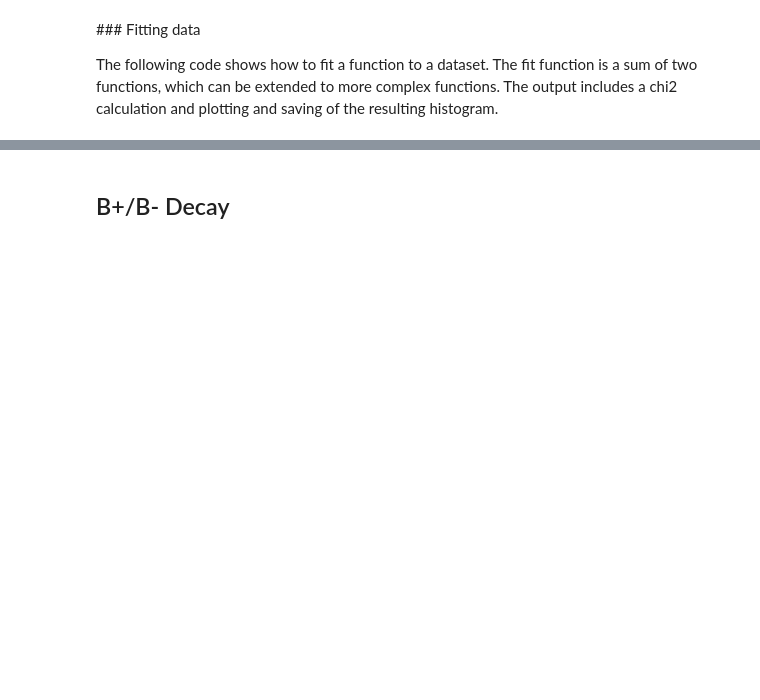
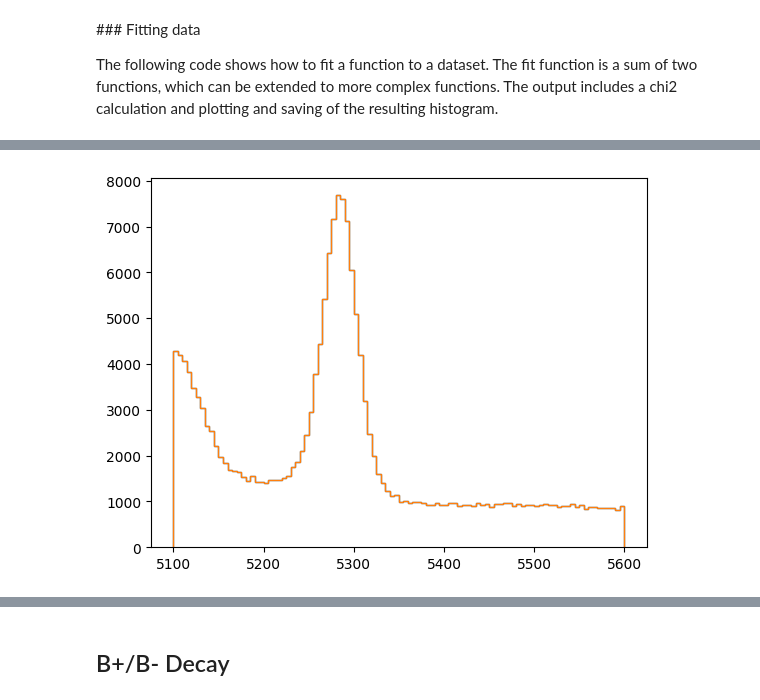
Before and after one commit to aavashsubedi/labs_yr3, a Jupyter notebook: matter_antimatter/aavash.ipynb, the cells around one changed output, grey strips where cells are left out. Drawn from its saved outputs; the diff is of its cells as text; code cells hidden in the pictures; blank space fills up the shorter version.

```diff
--- a/matter_antimatter/aavash.ipynb
+++ b/matter_antimatter/aavash.ipynb
@@ -311,3 +324,11 @@ values, bins, patches = plt.hist(invariant_mass_numpy, bins=BIN_NUM)
+# %%
+invariant_mass_numpy = np.where((
+        invariant_mass_numpy > 5100) & (
+        invariant_mass_numpy < 5600), invariant_mass_numpy, np.nan)
+plt.hist(invariant_mass_numpy, bins=100,  histtype='step', label='Invariant Mass');
+values, bins, patches = plt.hist(invariant_mass_numpy, bins=100,  histtype='step', label='Invariant Mass');
+# %% [output]
+[figure, added]
 # %%
 
 #fit a gaussian to the dataset
```
Also changed, not shown: parts of 35 cells of this notebook, 2 other files.
